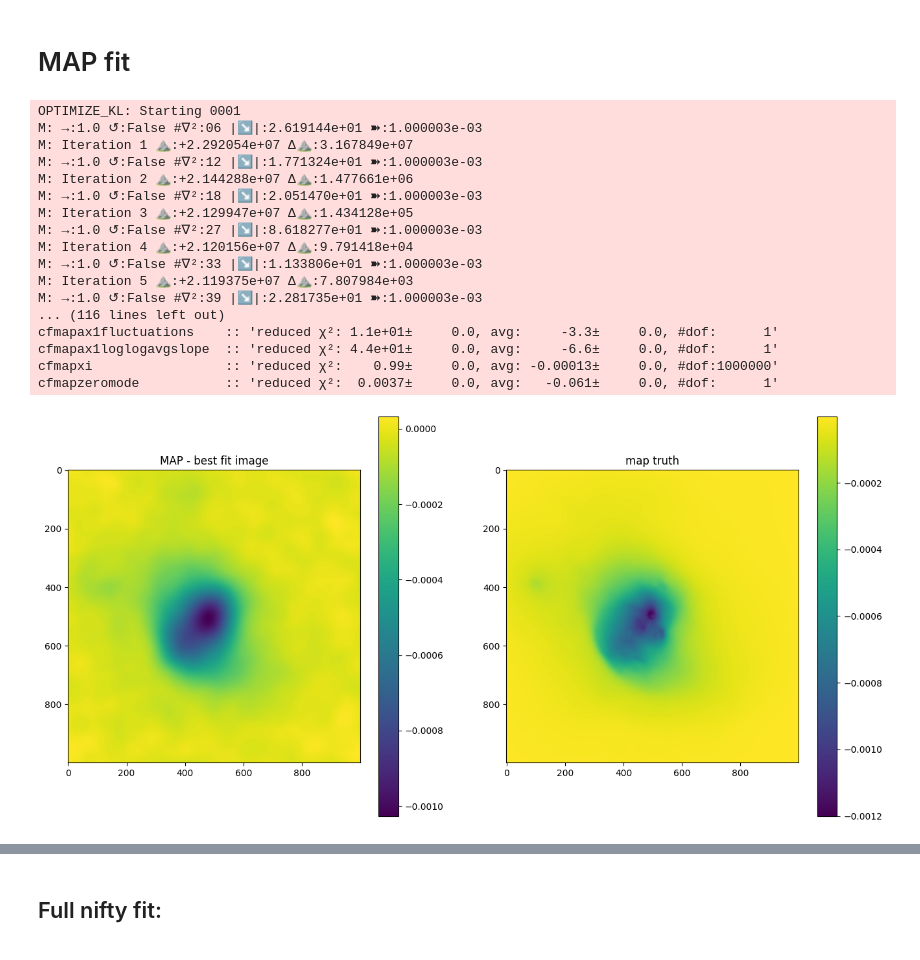
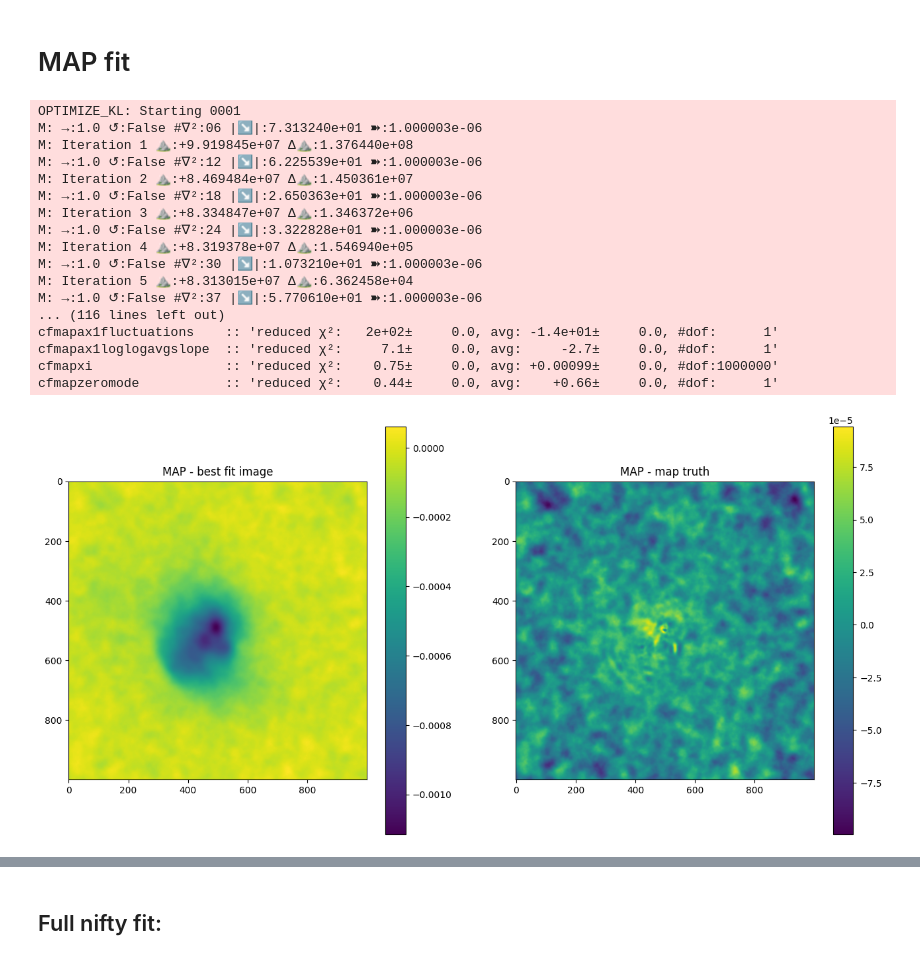
Before and after one commit to jwuerzinger/CMB_denoising, a Jupyter notebook: nifty_maria/nifty_maria_mapsampling.ipynb, the cells around one changed output, grey strips where cells are left out. Cells and saved outputs as stored; diff of their text form; code cells hidden in the pictures.

Commit message:
fixing big fit for full noise

```diff
--- a/nifty_maria/nifty_maria_mapsampling.ipynb
+++ b/nifty_maria/nifty_maria_mapsampling.ipynb
@@ -417,7 +384,7 @@ n_it = 1
 if noiselevel == 0.0: delta = 1e-12
 elif noiselevel == 0.1: delta = 1e-10
 elif noiselevel == 0.5: delta = 1e-10
-elif noiselevel == 1.0: delta = 1e-9
+elif noiselevel == 1.0: delta = 1e-12
 
 n_samples = 0 # no samples -> maximum aposteriory posterior
 
@@ -450,42 +417,42 @@ samples, state = jft.optimize_kl(
 )
 # %% [output]
 OPTIMIZE_KL: Starting 0001
-M: →:1.0 ↺:False #∇²:06 |↘|:2.619144e+01 ➽:1.000003e-03
-M: Iteration 1 ⛰:+2.292054e+07 Δ⛰:3.167849e+07
-M: →:1.0 ↺:False #∇²:12 |↘|:1.771324e+01 ➽:1.000003e-03
-M: Iteration 2 ⛰:+2.144288e+07 Δ⛰:1.477661e+06
-M: →:1.0 ↺:False #∇²:18 |↘|:2.051470e+01 ➽:1.000003e-03
-M: Iteration 3 ⛰:+2.129947e+07 Δ⛰:1.434128e+05
-M: →:1.0 ↺:False #∇²:27 |↘|:8.618277e+01 ➽:1.000003e-03
-M: Iteration 4 ⛰:+2.120156e+07 Δ⛰:9.791418e+04
-M: →:1.0 ↺:False #∇²:33 |↘|:1.133806e+01 ➽:1.000003e-03
-M: Iteration 5 ⛰:+2.119375e+07 Δ⛰:7.807984e+03
-M: →:1.0 ↺:False #∇²:39 |↘|:2.281735e+01 ➽:1.000003e-03
+M: →:1.0 ↺:False #∇²:06 |↘|:7.313240e+01 ➽:1.000003e-06
+M: Iteration 1 ⛰:+9.919845e+07 Δ⛰:1.376440e+08
+M: →:1.0 ↺:False #∇²:12 |↘|:6.225539e+01 ➽:1.000003e-06
+M: Iteration 2 ⛰:+8.469484e+07 Δ⛰:1.450361e+07
+M: →:1.0 ↺:False #∇²:18 |↘|:2.650363e+01 ➽:1.000003e-06
+M: Iteration 3 ⛰:+8.334847e+07 Δ⛰:1.346372e+06
+M: →:1.0 ↺:False #∇²:24 |↘|:3.322828e+01 ➽:1.000003e-06
+M: Iteration 4 ⛰:+8.319378e+07 Δ⛰:1.546940e+05
+M: →:1.0 ↺:False #∇²:30 |↘|:1.073210e+01 ➽:1.000003e-06
+M: Iteration 5 ⛰:+8.313015e+07 Δ⛰:6.362458e+04
+M: →:1.0 ↺:False #∇²:37 |↘|:5.770610e+01 ➽:1.000003e-06
 ... (116 lines left out)
-cfmapax1fluctuations    :: 'reduced χ²: 1.1e+01±     0.0, avg:     -3.3±     0.0, #dof:      1'
-cfmapax1loglogavgslope  :: 'reduced χ²: 4.4e+01±     0.0, avg:     -6.6±     0.0, #dof:      1'
-cfmapxi                 :: 'reduced χ²:    0.99±     0.0, avg: -0.00013±     0.0, #dof:1000000'
-cfmapzeromode           :: 'reduced χ²:  0.0037±     0.0, avg:   -0.061±     0.0, #dof:      1'
+cfmapax1fluctuations    :: 'reduced χ²:   2e+02±     0.0, avg: -1.4e+01±     0.0, #dof:      1'
+cfmapax1loglogavgslope  :: 'reduced χ²:     7.1±     0.0, avg:     -2.7±     0.0, #dof:      1'
+cfmapxi                 :: 'reduced χ²:    0.75±     0.0, avg: +0.00099±     0.0, #dof:1000000'
+cfmapzeromode           :: 'reduced χ²:    0.44±     0.0, avg:    +0.66±     0.0, #dof:      1'
 # %%
 # plot maximum of posterior (mode)
 # sig_map = signal_response(samples.pos) # gives time-series
 sig_map = gp_map(samples.pos) # when splitting up in different field models
 
 fig, axes = plt.subplots(1, 2, figsize=(16, 8))
 
 im0 = axes[0].imshow(sig_map)
 axes[0].title.set_text('MAP - best fit image')
 fig.colorbar(im0)
 
-im1 = axes[1].imshow( mapdata_truth[0] )
-axes[1].title.set_text('map truth')
+im1 = axes[1].imshow( sig_map - mapdata_truth[0] )
+axes[1].title.set_text('MAP - map truth')
 # im1 = axes[1].imshow( (sig_map - mapdata_truth) )
 # axes[1].title.set_text('diff prediction - map truth')
 fig.colorbar(im1)
 
 plt.show()
 # %% [output]
-[figure, old version]
+[figure, new version]
 # %%
 # plot maximum of posterior (mode)
 pred_tods = signal_response_tod(samples.pos) # gives time-series
```
Also changed, not shown: parts of 11 cells of this notebook.
